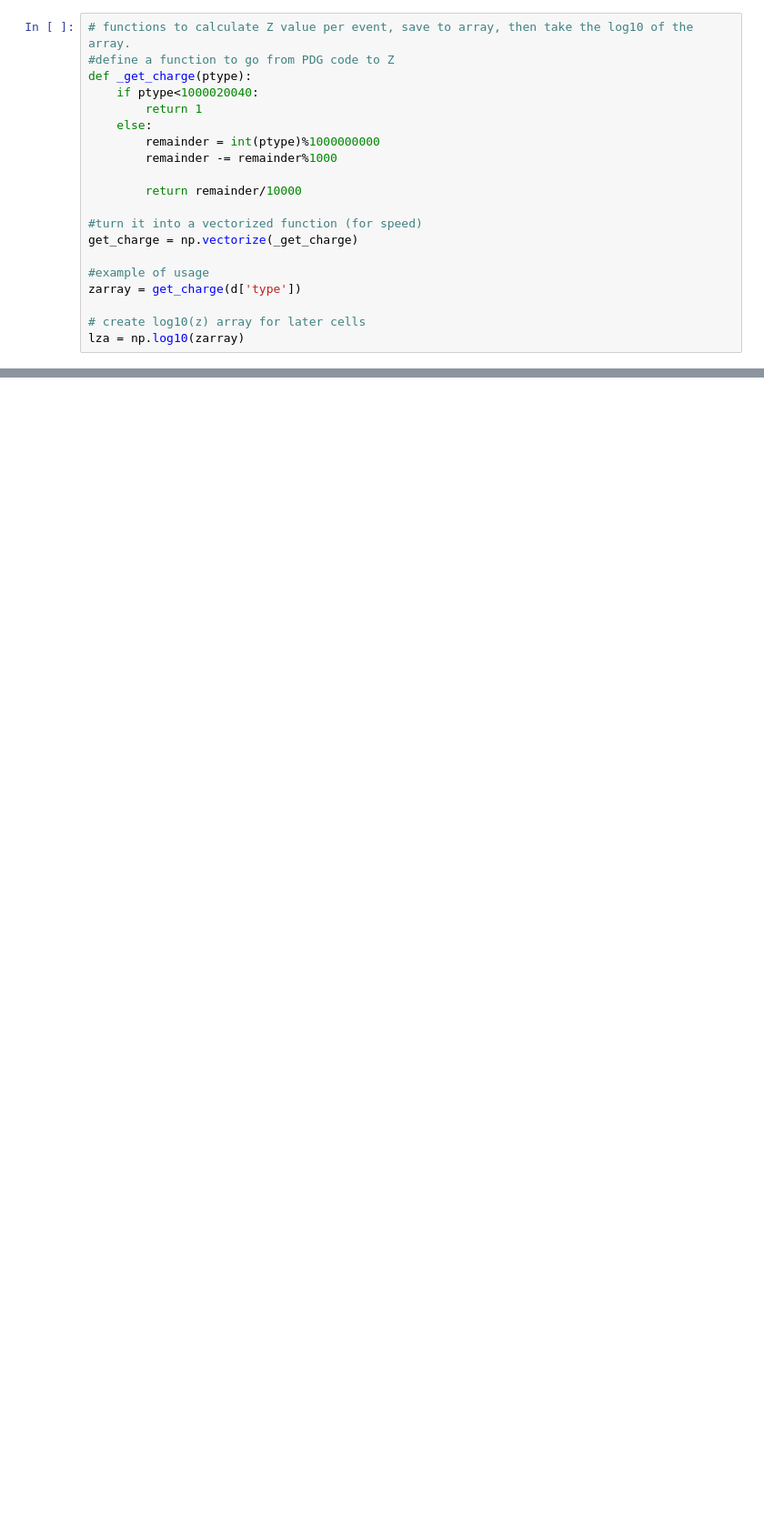
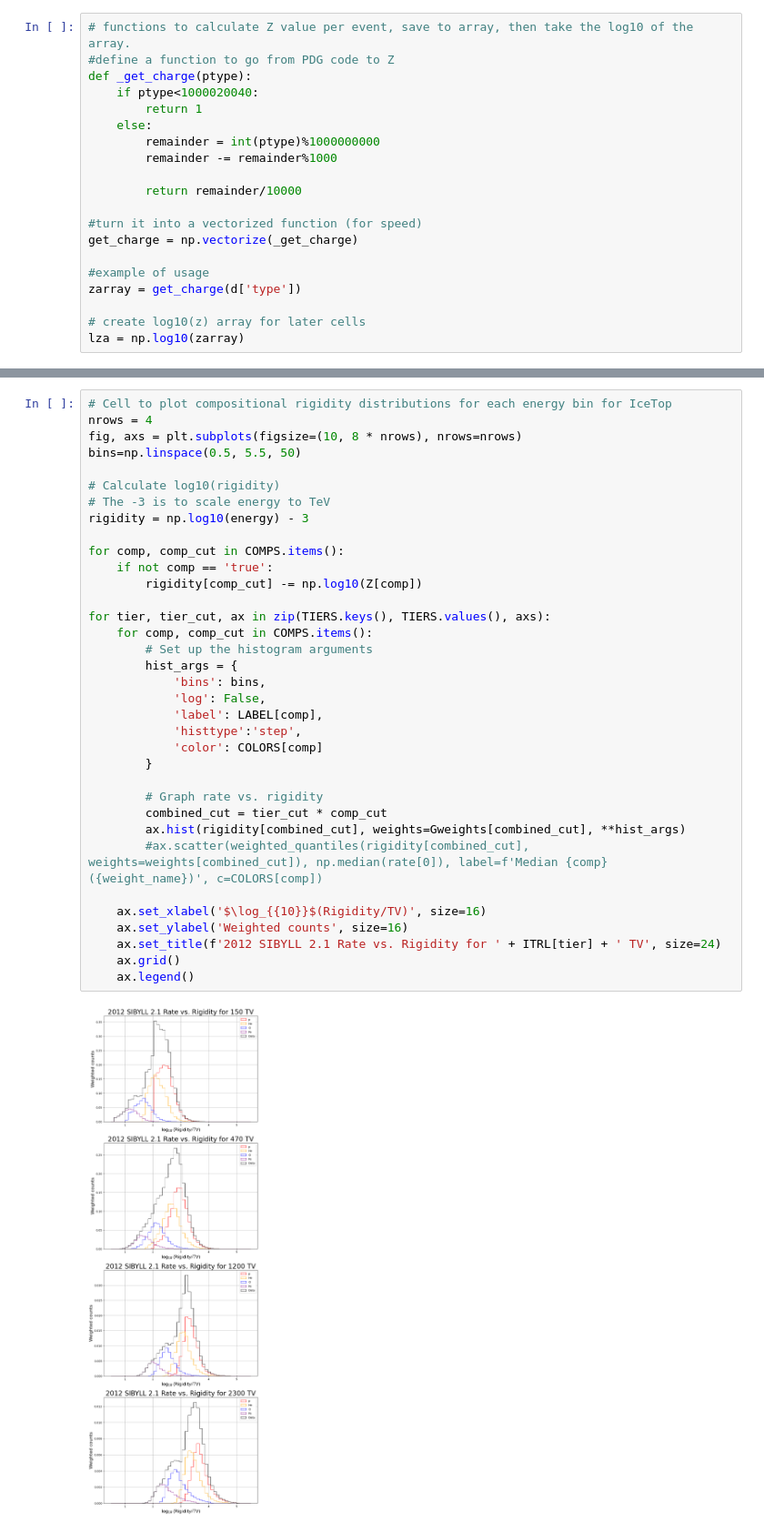
Before and after one commit to fmcnallyi3/it_anisotropy, a Jupyter notebook: rigidity/Comp_Hiss.ipynb, the cells around one changed output, grey strips where cells are left out. Shown at 91% size. Drawn from its saved outputs; the diff is of its cells as text; blank space fills up the shorter version.

```diff
--- a/rigidity/Comp_Hiss.ipynb
+++ b/rigidity/Comp_Hiss.ipynb
@@ -133,0 +249,37 @@ plt.legend()
+# %%
+# Cell to plot compositional rigidity distributions for each energy bin for IceTop
+nrows = 4
+fig, axs = plt.subplots(figsize=(10, 8 * nrows), nrows=nrows)
+bins=np.linspace(0.5, 5.5, 50)
+
+# Calculate log10(rigidity)
+# The -3 is to scale energy to TeV
+rigidity = np.log10(energy) - 3
+
+for comp, comp_cut in COMPS.items():
+    if not comp == 'true':
+        rigidity[comp_cut] -= np.log10(Z[comp])
+
+for tier, tier_cut, ax in zip(TIERS.keys(), TIERS.values(), axs):
+    for comp, comp_cut in COMPS.items():
+        # Set up the histogram arguments
+        hist_args = {
+            'bins': bins,
+            'log': False,
+            'label': LABEL[comp],
+            'histtype':'step',
+            'color': COLORS[comp]
+        }
+
+        # Graph rate vs. rigidity
+        combined_cut = tier_cut * comp_cut
+        ax.hist(rigidity[combined_cut], weights=Gweights[combined_cut], **hist_args)
+        #ax.scatter(weighted_quantiles(rigidity[combined_cut], weights=weights[combined_cut]), np.median(rate[0]), label=f'Median {comp} ({weight_name})', c=COLORS[comp])
+
+    ax.set_xlabel('$\log_{{10}}$(Rigidity/TV)', size=16)
+    ax.set_ylabel('Weighted counts', size=16)
+    ax.set_title(f'2012 SIBYLL 2.1 Rate vs. Rigidity for ' + ITRL[tier] + ' TV', size=24)
+    ax.grid()
+    ax.legend()
+# %% [output]
+[figure, added]
```
Also changed, not shown: parts of 7 cells of this notebook.
